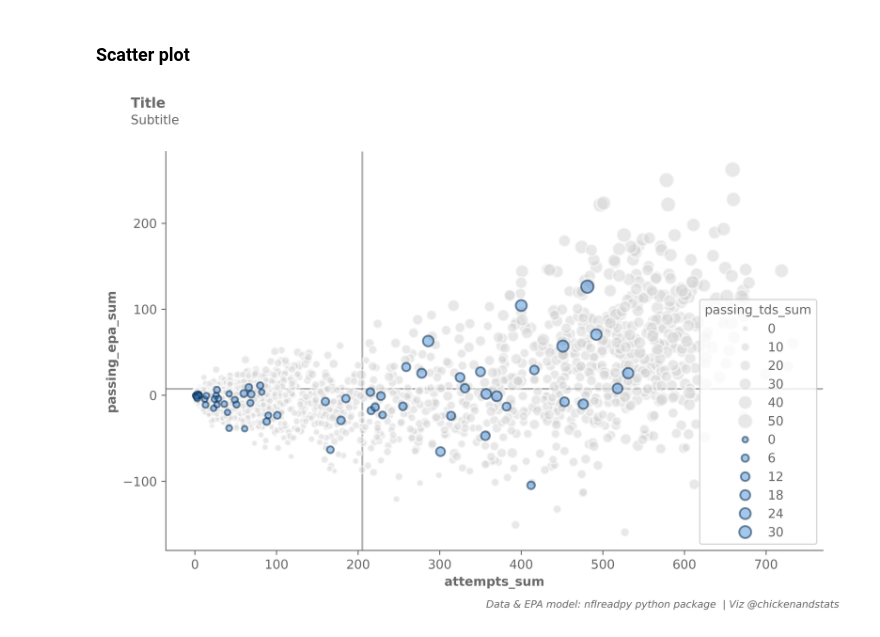
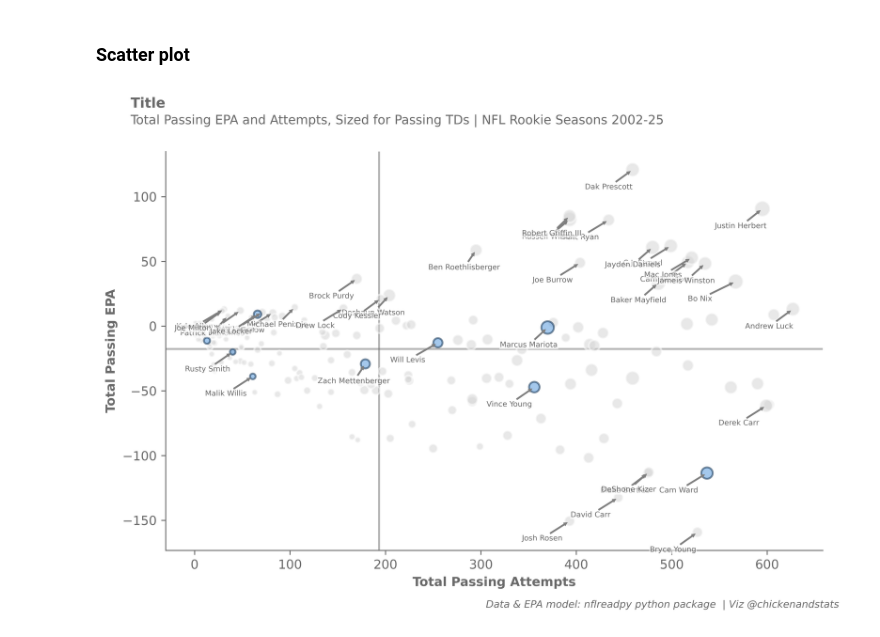
Before and after one commit to chickenandstats/chickenstats-blog, a Jupyter notebook: nbs/blog/posts/tennessee_titans/titans_qbs/index.ipynb, the cells around one changed output. Saved outputs shown, nothing was run; the diff lists cells and outputs as text; code cells hidden in the pictures.

```diff
--- a/nbs/blog/posts/tennessee_titans/titans_qbs/index.ipynb
+++ b/nbs/blog/posts/tennessee_titans/titans_qbs/index.ipynb
@@ -41,5 +34,6 @@ import requests
 # %%
 pl.Config.set_tbl_cols(-1)
+pl.Config.set_tbl_rows(30)
 # %% [output]
 polars.config.Config
 # %% [markdown]
@@ -204,6 +198,8 @@ conditions = (
     pl.col("player_name").is_not_null(),
     pl.col("position") == "QB",
     pl.col("attempts_sum") >= 1,
+    pl.col("season_type") == "REG",
+    pl.col("years_exp") == 0,
 )
 
 qb_stats = player_stats.filter(conditions)
@@ -267,7 +263,7 @@ sns.scatterplot(
     facecolor=facecolor,
     edgecolor=edgecolor,
     alpha=0.5,
-    legend=True,
+    legend=False,
 )
 
 # Filtering the data and plotting the selected team
@@ -288,8 +284,74 @@ sns.scatterplot(
     facecolor=facecolor,
     edgecolor=edgecolor,
     alpha=0.5,
-    legend=True,
+    legend=False,
 )
+
+# Labeling Cam Ward
+
+player_list = [
+    "C.Ward",
+    "P.Mahomes",
+    "R.Wilson",
+    "J.Burrow",
+    "D.Prescott",
+    "J.Herbert",
+    "R.Griffin",
+    "M.Ryan",
+    "C.Stroud",
+    "J.Daniels",
+    "B.Roethlisberger",
+    "M.Jones",
+    "C.Newton",
+    "J.Burrow",
+    "J.Winston",
+    "B.Purdy",
+    "B.Nix",
+    "B.Mayfield",
+    "D.Watson",
+    "C.Kessler",
+    "M.Penix",
+    "D.Lock",
+    "A.Luck",
+    "K.Allen",
+    "K.Cousins",
+    "J.Milton",
+    "T.Lance",
+    "T.Tebow",
+    "J.Locker",
+    "M.Mariota",
+    "W.Levis",
+    "R.Smith",
+    "Z.Mettenberger",
+    "M.Willis",
+    "V.Young",
+    "B.Young",
+    "J.Rosen",
+    "D.Carr",
+    "B.Bortles",
+    "D.Kizer",
+]
+
+label_data = qb_stats.filter(pl.col("player_name").is_in(player_list), pl.col("years_exp") == 0)
+
+x_offset = -50
+y_offset = -15
+
+for player_data in label_data.iter_rows(named=True):
+    x_position = player_data[x_col] + x_offset
+    y_position = player_data[y_col] + y_offset
+
+    arrow_props = {"arrowstyle": "simple", "linewidth": 0.25, "color": "tab:gray"}
+
+    # Plotting the annotation
+    ax.annotate(
+        text=f"{player_data['player_display_name']}",
+        xy=(player_data[x_col], player_data[y_col]),
+        xytext=(x_position, y_position),
+        fontsize=6,
+        bbox={"facecolor": "white", "alpha": 0.5, "edgecolor": "white", "pad": 0},
+        arrowprops=arrow_props,
+    )
 
 # Iterating through the dataframe to label the bubbles
 # for row, player in plot_data.iterrows():
@@ -298,35 +360,35 @@ sns.scatterplot(
 #     y_position = player.xgf_p60 - 0.25
 
 #     # Annotation options
 #     arrow_props = {"arrowstyle": "simple", "linewidth": 0.25, "color": "tab:gray"}
 
 #     # Plotting the annotation
 #     ax.annotate(
 #         text=f"{player.player}",
 #         xy=(player.xga_p60, player.xgf_p60),
 #         xytext=(x_position, y_position),
 #         fontsize=6,
 #         bbox={"facecolor": "white", "alpha": 0.5, "edgecolor": "white", "pad": 0},
 #         arrowprops=arrow_props,
 #     )
 
 # Setting axis lables
-ax.axes.set_xlabel(x_col)
-ax.axes.set_ylabel(y_col)
+ax.axes.set_xlabel("Total Passing Attempts")
+ax.axes.set_ylabel("Total Passing EPA")
 
 # Setting figure suptitle and subtitle
 fig_suptitle = "Title"
 fig.suptitle(fig_suptitle, x=0.01, y=1.08, fontsize=11, fontweight="bold", horizontalalignment="left")
 
-subtitle = "Subtitle"
+subtitle = "Total Passing EPA and Attempts, Sized for Passing TDs | NFL Rookie Seasons 2002-25"
 fig.text(s=subtitle, x=0.01, y=1.02, fontsize=10, horizontalalignment="left")
 
 # Attribution
 attribution = "Data & EPA model: nflreadpy python package  | Viz @chickenandstats"
 fig.text(s=attribution, x=0.99, y=-0.05, fontsize=8, horizontalalignment="right", style="italic")
 
 # Save figure
 savepath = Path(f"./charts/epa_attempt_attempts_{team}.png")
-fig.savefig(savepath, transparent=False, bbox_inches="tight")
+# fig.savefig(savepath, transparent=False, bbox_inches="tight")
 # %% [output]
-[figure, old version]
+[figure, new version]
```
Also changed, not shown: parts of 4 cells of this notebook, 9 other files.
